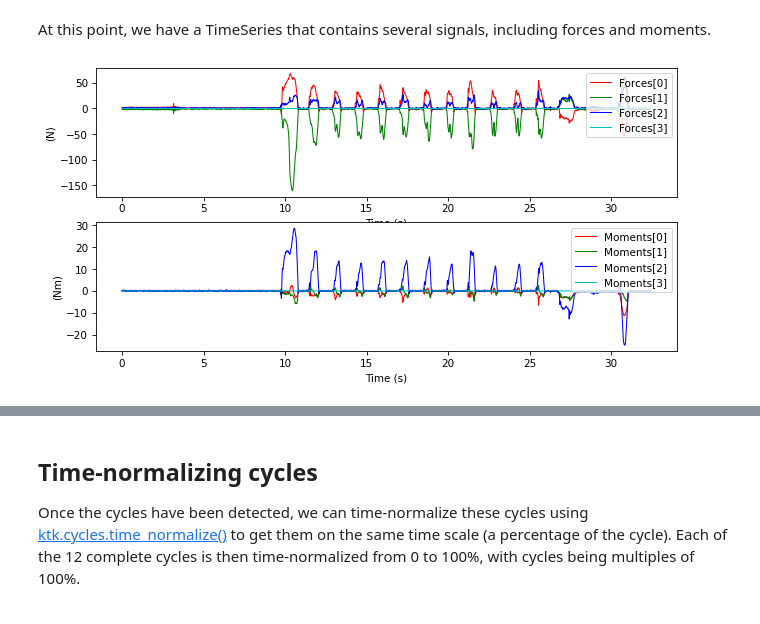
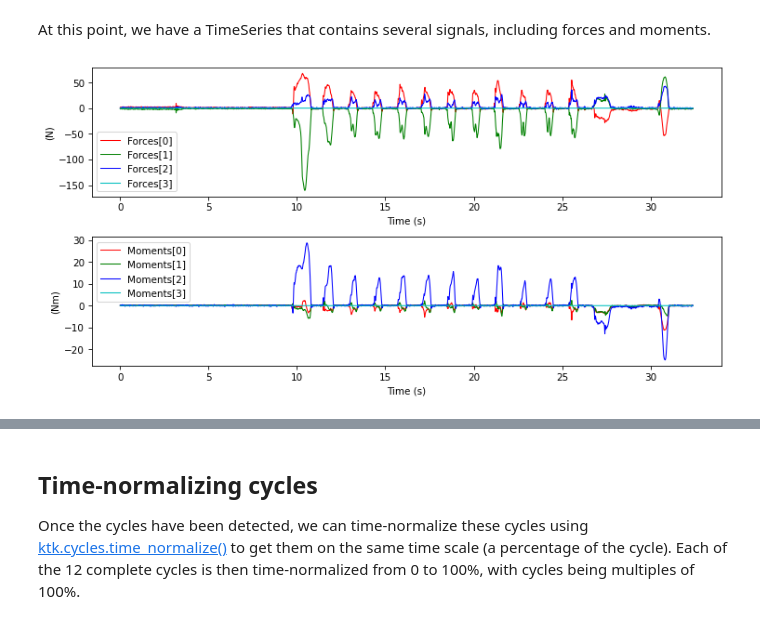
Before and after one commit to kineticstoolkit/kineticstoolkit, a Jupyter notebook: doc/cycles.ipynb, the cells around one changed output, grey strips where cells are left out. Cells and saved outputs as stored; diff of their text form; code cells hidden in the pictures.

```diff
--- a/doc/cycles.ipynb
+++ b/doc/cycles.ipynb
@@ -29,10 +29,11 @@ At this point, we have a TimeSeries that contains several signals, including for
 # %%
 plt.subplot(2, 1, 1)
 ts.plot('Forces')
 plt.subplot(2, 1, 2)
 ts.plot('Moments')
+plt.tight_layout()
 # %% [output]
-[figure, old version]
+[figure, new version]
 # %% [markdown]
 Detecting cycles
 ----------------
```
Also changed, not shown: parts of 19 cells of this notebook, 47 other files.
